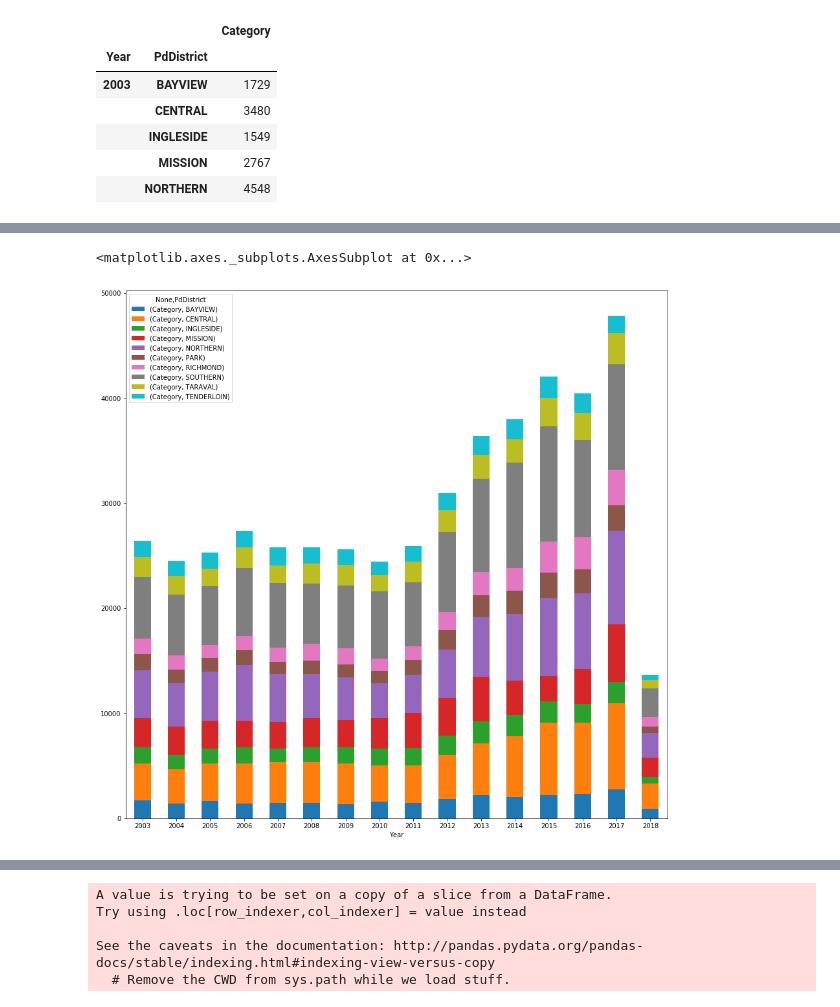
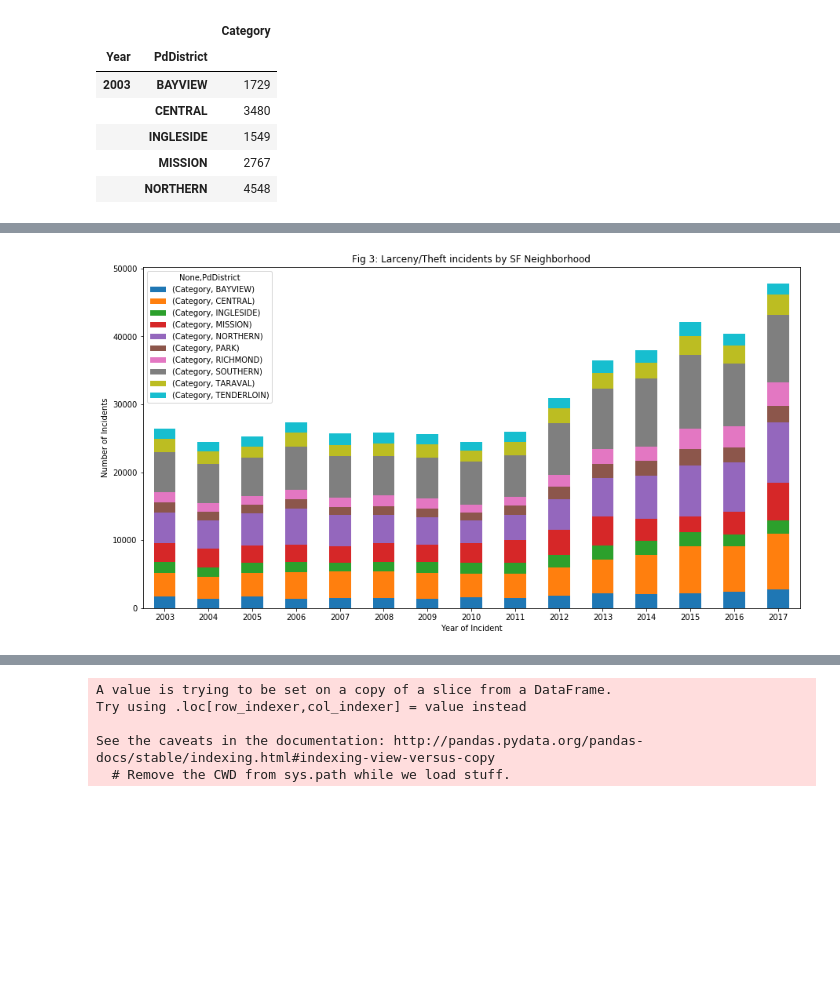
Before and after one commit to aartimathur/ucbproject1, a Jupyter notebook: latest 3-28.ipynb, the cells around one changed output, grey strips where cells are left out. Drawn from its saved outputs; the diff is of its cells as text; code cells hidden in the pictures; blank space fills up the shorter version.

```diff
--- a/latest 3-28.ipynb
+++ b/latest 3-28.ipynb
@@ -69,6 +69,9 @@ See the caveats in the documentation: http://pandas.pydata.org/pandas-docs/stabl
 | 2 | ASSAULT | AGGRAVATED ASSAULT WITH BODILY FORCE | Sunday | 2015-02-01 | 15:45 | TENDERLOIN | -122.414406 | 37.784191 | 15009821004014 | 2015 |
 | 3 | SECONDARY CODES | DOMESTIC VIOLENCE | Sunday | 2015-02-01 | 15:45 | TENDERLOIN | -122.414406 | 37.784191 | 15009821015200 | 2015 |
 | 4 | VANDALISM | MALICIOUS MISCHIEF, VANDALISM OF ... | Tuesday | 2015-01-27 | 19:00 | NORTHERN | -122.431119 | 37.800469 | 15009822628160 | 2015 |
+# %%
+#drop 2018 records
+df = df[df.Year!=2018]
 # %%
 #Filter the dataframe for Larceny/Theft incidents only
 df_ld = df.loc[df["Category"] == "LARCENY/THEFT"]
@@ -173,6 +186,9 @@ table.plot(figsize = (15,15))
 # %%
 #Visualization # 3 Bar Chart by neighborhood
-table.plot(kind="bar", stacked = True, figsize = (15,15), rot =0)
+table.plot(kind="bar", stacked = True, figsize = (15,8), rot =0)
+plt.xlabel("Year of Incident")
+plt.ylabel("Number of Incidents")
+plt.title("Fig 3: Larceny/Theft incidents by SF Neighborhood")
+plt.savefig("Fig3_TheftbyDistrict.png")
 # %% [output]
-<matplotlib.axes._subplots.AxesSubplot at 0x...>
-[figure, old version]
+[figure, new version]
```
Also changed, not shown: parts of 7 cells of this notebook.
